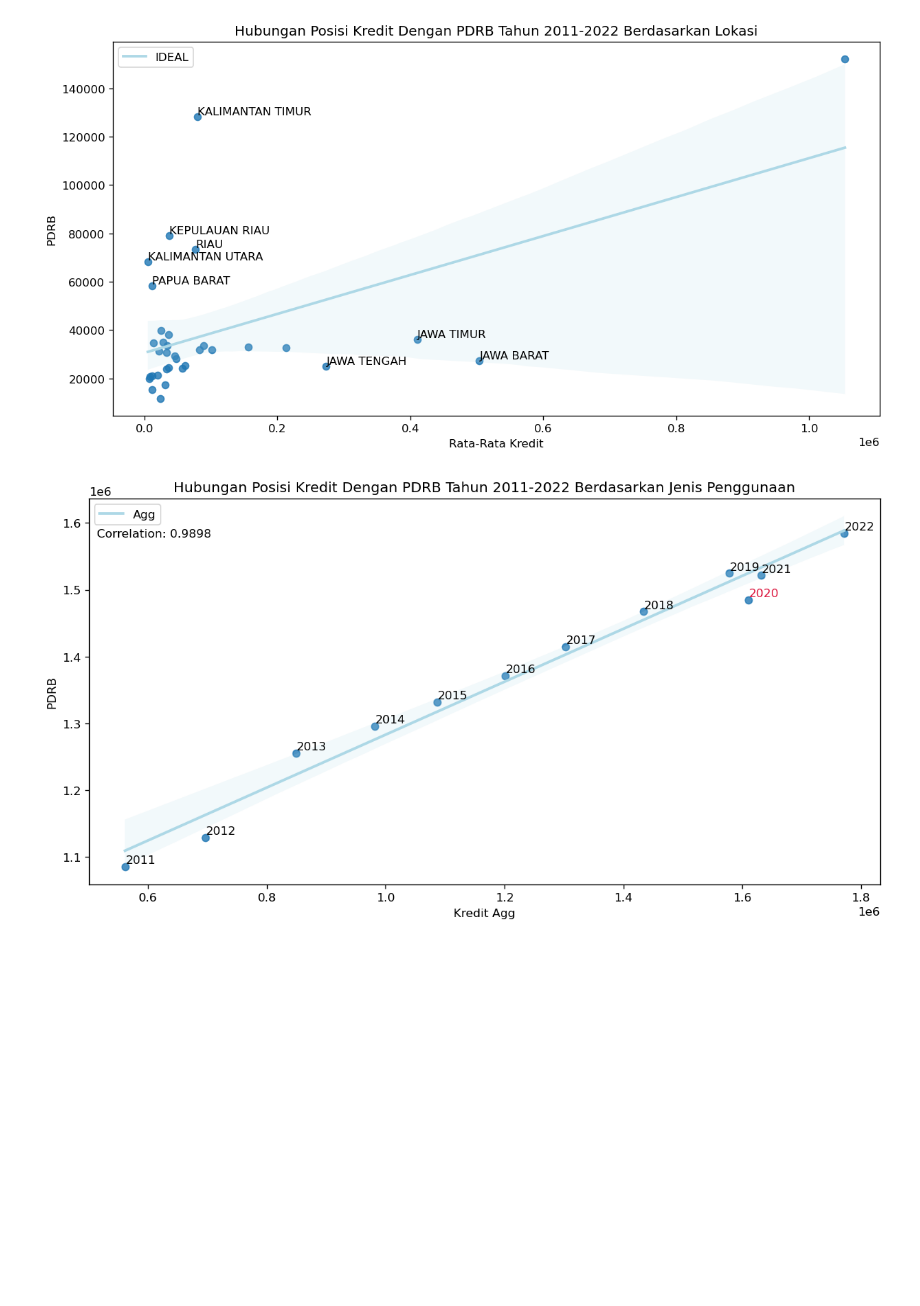
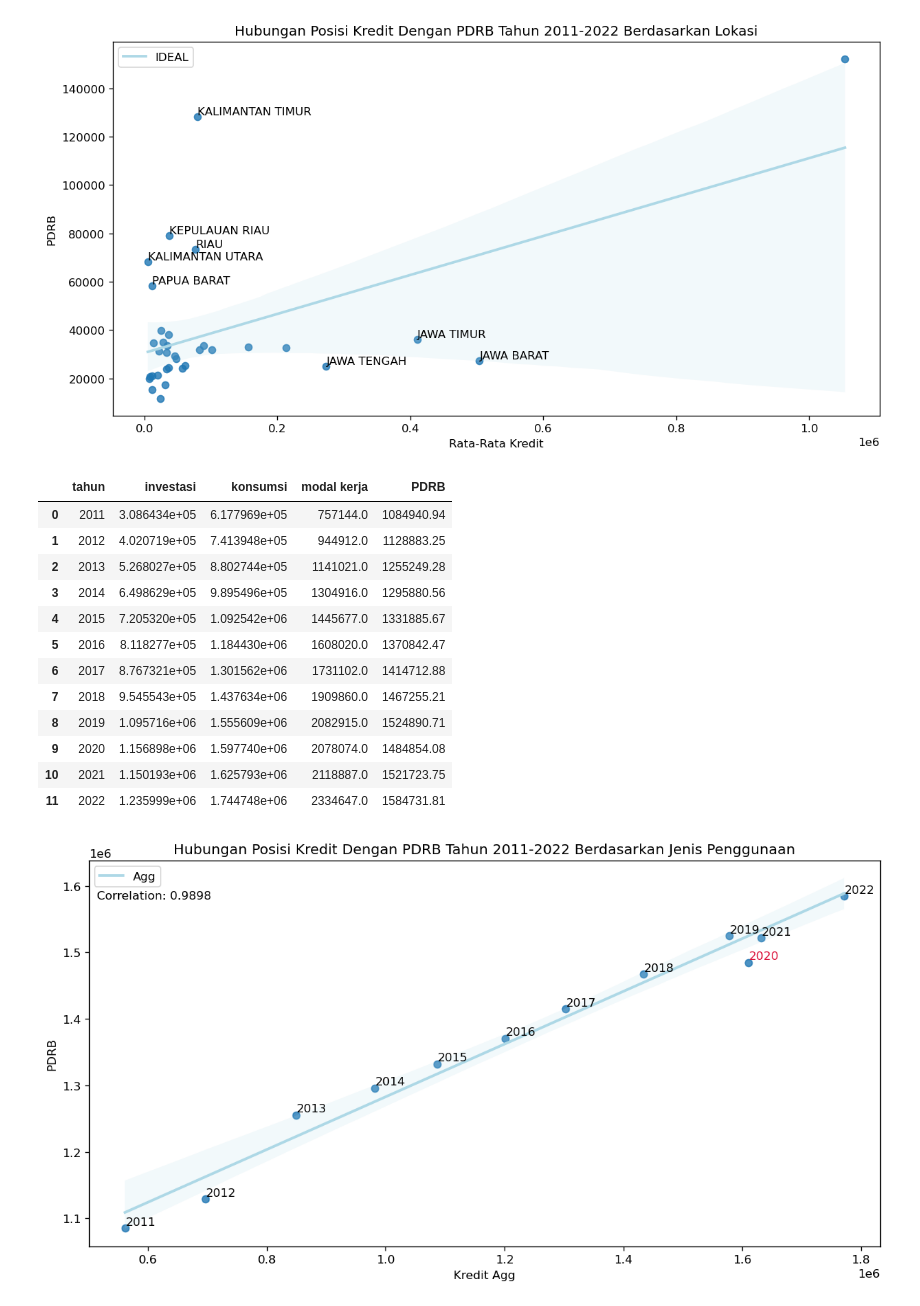
Before and after one commit to eddyref/Capstone_Project_TETRIS, a Jupyter notebook: Data Analysis.ipynb, the cells around one changed output. Saved outputs shown, nothing was run; the diff lists cells and outputs as text; code cells hidden in the pictures; blank space fills up the shorter version.

```diff
--- a/Data Analysis.ipynb
+++ b/Data Analysis.ipynb
@@ -289,6 +289,25 @@ else:
     plt.show()
 # %% [output]
 [figure]
+# %%
+k_pdrb = pd.merge(k_pivot[k_pivot['tahun'] >= 2011],
+                  pdrb_ver.groupby('tahun')[['tahun', 'PDRB']].sum(),
+                  on='tahun')
+k_pdrb
+# %% [output]
+|  | tahun | investasi | konsumsi | modal kerja | PDRB |
+| 0 | 2011 | 3.086434e+05 | 6.177969e+05 | 757144.0 | 1084940.94 |
+| 1 | 2012 | 4.020719e+05 | 7.413948e+05 | 944912.0 | 1128883.25 |
+| 2 | 2013 | 5.268027e+05 | 8.802744e+05 | 1141021.0 | 1255249.28 |
+| 3 | 2014 | 6.498629e+05 | 9.895496e+05 | 1304916.0 | 1295880.56 |
+| 4 | 2015 | 7.205320e+05 | 1.092542e+06 | 1445677.0 | 1331885.67 |
+| 5 | 2016 | 8.118277e+05 | 1.184430e+06 | 1608020.0 | 1370842.47 |
+| 6 | 2017 | 8.767321e+05 | 1.301562e+06 | 1731102.0 | 1414712.88 |
+| 7 | 2018 | 9.545543e+05 | 1.437634e+06 | 1909860.0 | 1467255.21 |
+| 8 | 2019 | 1.095716e+06 | 1.555609e+06 | 2082915.0 | 1524890.71 |
+| 9 | 2020 | 1.156898e+06 | 1.597740e+06 | 2078074.0 | 1484854.08 |
+| 10 | 2021 | 1.150193e+06 | 1.625793e+06 | 2118887.0 | 1521723.75 |
+| 11 | 2022 | 1.235999e+06 | 1.744748e+06 | 2334647.0 | 1584731.81 |
 # %%
 # Figure Setting
 plt.rcParams['figure.dpi'] = 120
```
Also changed, not shown: 1 other file.
